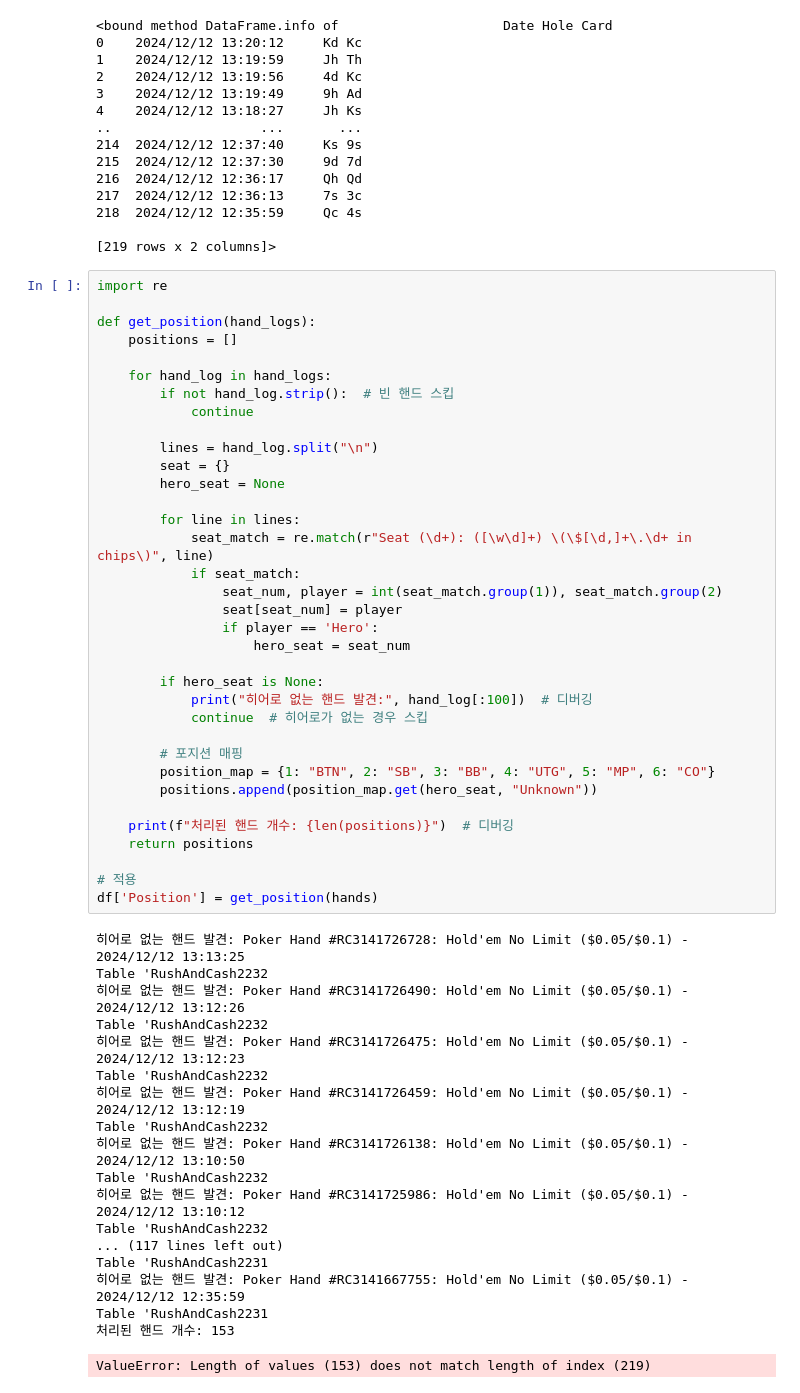
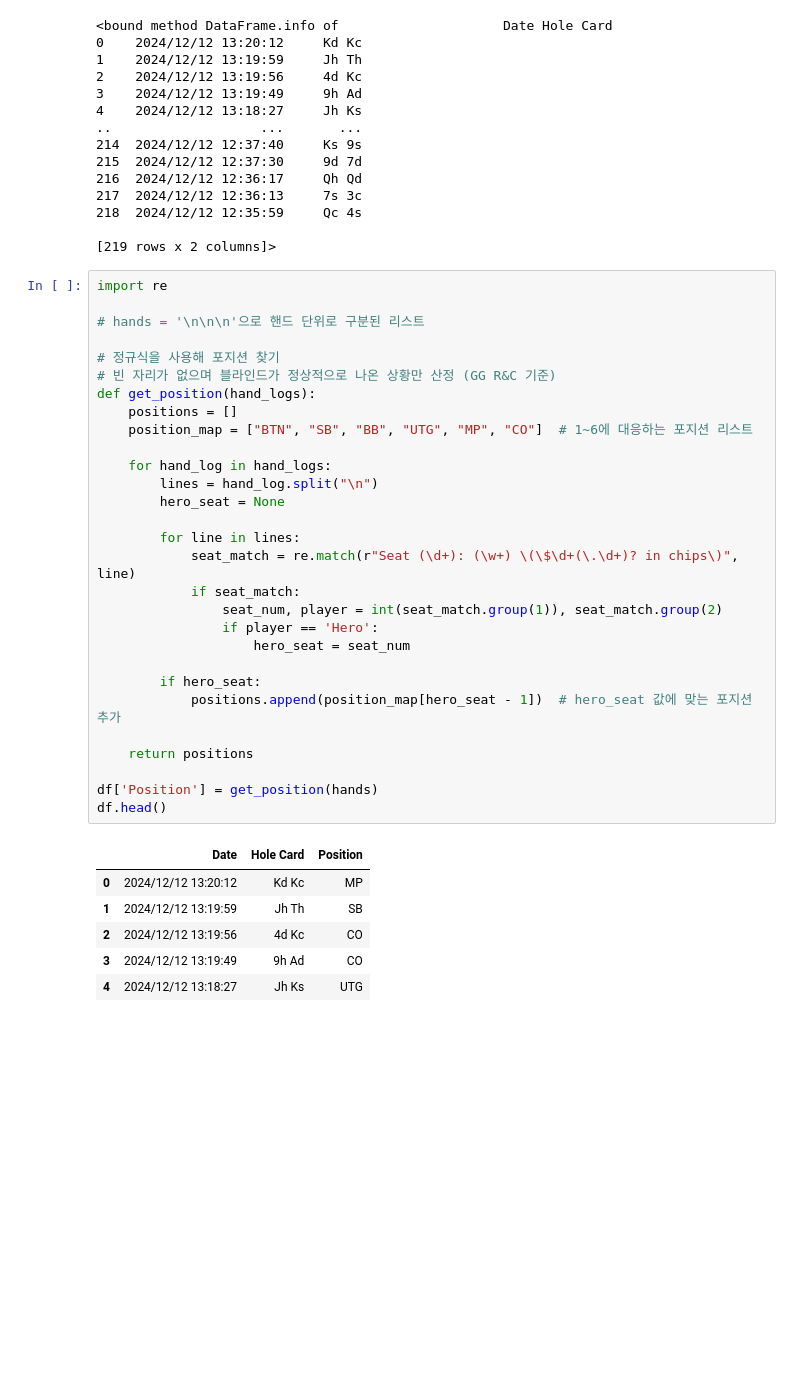
Before and after one commit to hongsibb/ds_study, a Jupyter notebook: hand_history/source_code/projecthh.ipynb, the cells around one changed output. Cells and saved outputs as stored; diff of their text form; blank space fills up the shorter version.

```diff
--- a/hand_history/source_code/projecthh.ipynb
+++ b/hand_history/source_code/projecthh.ipynb
@@ -82,54 +82,36 @@ df.info
 # %%
 import re
 
+# hands = '\n\n\n'으로 핸드 단위로 구분된 리스트
+
+# 정규식을 사용해 포지션 찾기
+# 빈 자리가 없으며 블라인드가 정상적으로 나온 상황만 산정 (GG R&C 기준)
 def get_position(hand_logs):
     positions = []
+    position_map = ["BTN", "SB", "BB", "UTG", "MP", "CO"]  # 1~6에 대응하는 포지션 리스트
 
     for hand_log in hand_logs:
-        if not hand_log.strip():  # 빈 핸드 스킵
-            continue
-
         lines = hand_log.split("\n")
-        seat = {}
         hero_seat = None
 
         for line in lines:
-            seat_match = re.match(r"Seat (\d+): ([\w\d]+) \(\$[\d,]+\.\d+ in chips\)", line)
+            seat_match = re.match(r"Seat (\d+): (\w+) \(\$\d+(\.\d+)? in chips\)", line)
             if seat_match:
                 seat_num, player = int(seat_match.group(1)), seat_match.group(2)
-                seat[seat_num] = player
                 if player == 'Hero':
                     hero_seat = seat_num
 
-        if hero_seat is None:
-            print("히어로 없는 핸드 발견:", hand_log[:100])  # 디버깅
-            continue  # 히어로가 없는 경우 스킵
+        if hero_seat:
+            positions.append(position_map[hero_seat - 1])  # hero_seat 값에 맞는 포지션 추가
 
-        # 포지션 매핑
-        position_map = {1: "BTN", 2: "SB", 3: "BB", 4: "UTG", 5: "MP", 6: "CO"}
-        positions.append(position_map.get(hero_seat, "Unknown"))
-
-    print(f"처리된 핸드 개수: {len(positions)}")  # 디버깅
     return positions
 
-# 적용
 df['Position'] = get_position(hands)
+df.head()
 # %% [output]
-히어로 없는 핸드 발견: Poker Hand #RC3141726728: Hold'em No Limit ($0.05/$0.1) - 2024/12/12 13:13:25
-Table 'RushAndCash2232
-히어로 없는 핸드 발견: Poker Hand #RC3141726490: Hold'em No Limit ($0.05/$0.1) - 2024/12/12 13:12:26
-Table 'RushAndCash2232
-히어로 없는 핸드 발견: Poker Hand #RC3141726475: Hold'em No Limit ($0.05/$0.1) - 2024/12/12 13:12:23
-Table 'RushAndCash2232
-히어로 없는 핸드 발견: Poker Hand #RC3141726459: Hold'em No Limit ($0.05/$0.1) - 2024/12/12 13:12:19
-Table 'RushAndCash2232
-히어로 없는 핸드 발견: Poker Hand #RC3141726138: Hold'em No Limit ($0.05/$0.1) - 2024/12/12 13:10:50
-Table 'RushAndCash2232
-히어로 없는 핸드 발견: Poker Hand #RC3141725986: Hold'em No Limit ($0.05/$0.1) - 2024/12/12 13:10:12
-Table 'RushAndCash2232
-... (117 lines left out)
-Table 'RushAndCash2231
-히어로 없는 핸드 발견: Poker Hand #RC3141667755: Hold'em No Limit ($0.05/$0.1) - 2024/12/12 12:35:59
-Table 'RushAndCash2231
-처리된 핸드 개수: 153
-ValueError: Length of values (153) does not match length of index (219)
+|  | Date | Hole Card | Position |
+| 0 | 2024/12/12 13:20:12 | Kd Kc | MP |
+| 1 | 2024/12/12 13:19:59 | Jh Th | SB |
+| 2 | 2024/12/12 13:19:56 | 4d Kc | CO |
+| 3 | 2024/12/12 13:19:49 | 9h Ad | CO |
+| 4 | 2024/12/12 13:18:27 | Jh Ks | UTG |
```
